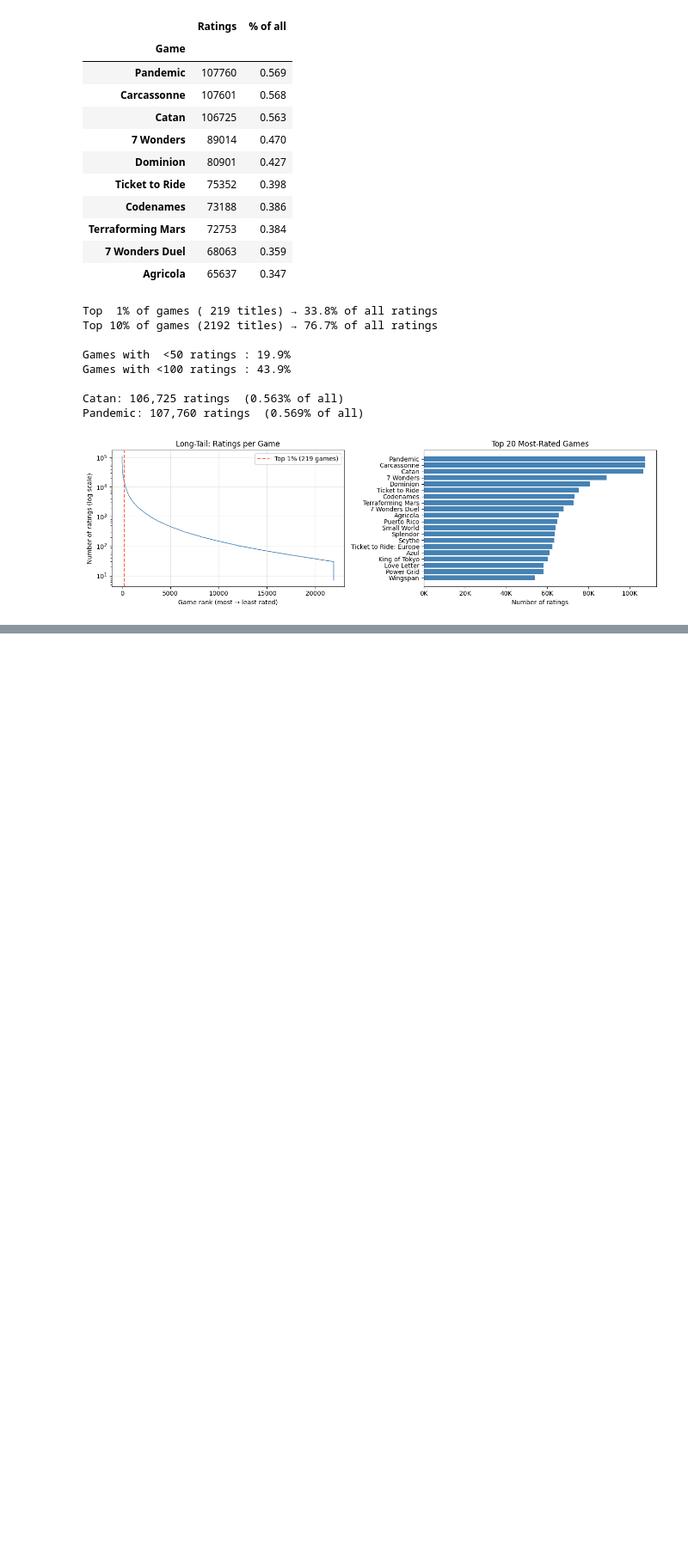
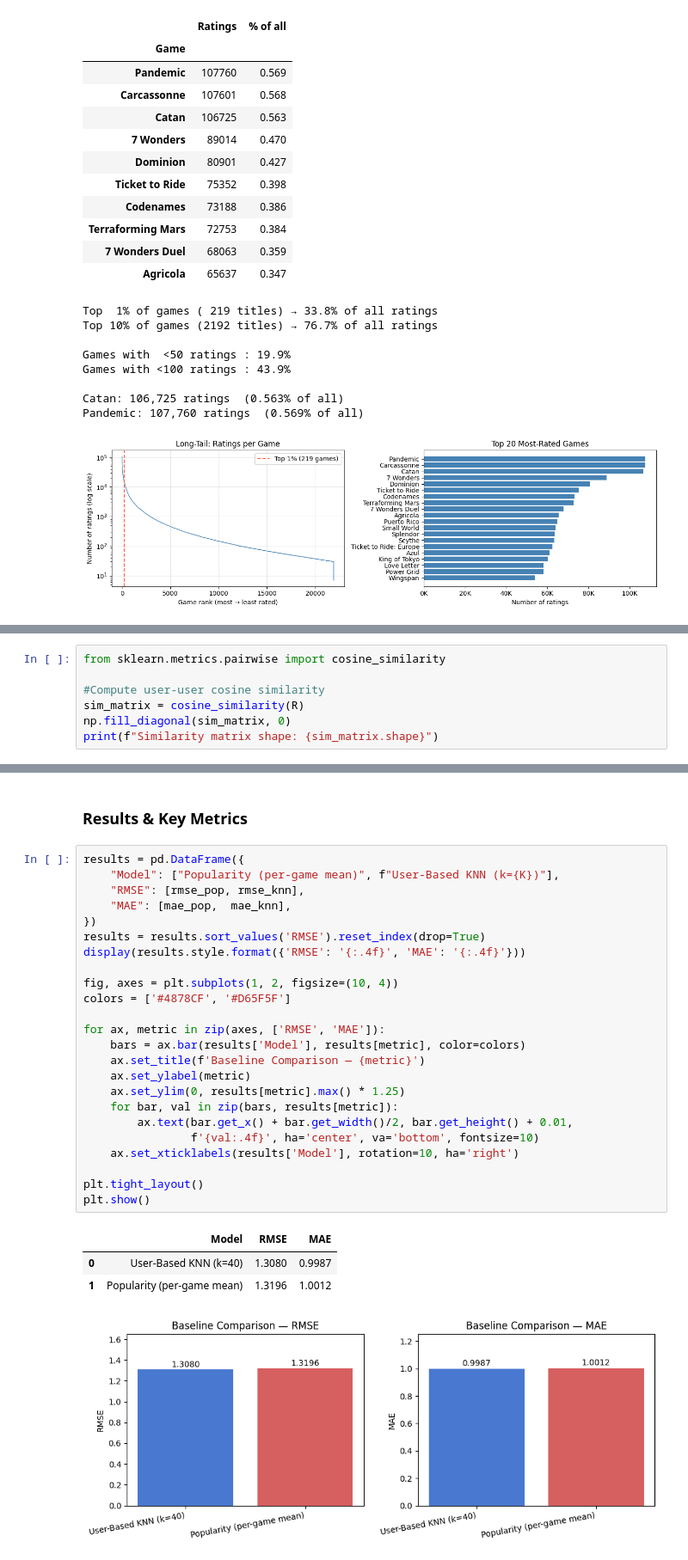
Before and after one commit to AnhVuong146/CMPE_256_game-recommender-system, a Jupyter notebook: Dataset_summary.ipynb, the cells around one changed output, grey strips where cells are left out. Shown at 86% size. Saved outputs shown, nothing was run; the diff lists cells and outputs as text; blank space fills up the shorter version.

```diff
--- a/Dataset_summary.ipynb
+++ b/Dataset_summary.ipynb
@@ -175,0 +479,7 @@ Pandemic: 107,760 ratings  (0.569% of all)
+# %%
+from sklearn.metrics.pairwise import cosine_similarity
+
+#Compute user-user cosine similarity
+sim_matrix = cosine_similarity(R)
+np.fill_diagonal(sim_matrix, 0)
+print(f"Similarity matrix shape: {sim_matrix.shape}")
@@ -175,0 +536,31 @@ Pandemic: 107,760 ratings  (0.569% of all)
+# %% [markdown]
+### Results & Key Metrics
+# %%
+results = pd.DataFrame({
+    "Model": ["Popularity (per-game mean)", f"User-Based KNN (k={K})"],
+    "RMSE": [rmse_pop, rmse_knn],
+    "MAE": [mae_pop,  mae_knn],
+})
+results = results.sort_values('RMSE').reset_index(drop=True)
+display(results.style.format({'RMSE': '{:.4f}', 'MAE': '{:.4f}'}))
+
+fig, axes = plt.subplots(1, 2, figsize=(10, 4))
+colors = ['#4878CF', '#D65F5F']
+
+for ax, metric in zip(axes, ['RMSE', 'MAE']):
+    bars = ax.bar(results['Model'], results[metric], color=colors)
+    ax.set_title(f'Baseline Comparison — {metric}')
+    ax.set_ylabel(metric)
+    ax.set_ylim(0, results[metric].max() * 1.25)
+    for bar, val in zip(bars, results[metric]):
+        ax.text(bar.get_x() + bar.get_width()/2, bar.get_height() + 0.01,
+                f'{val:.4f}', ha='center', va='bottom', fontsize=10)
+    ax.set_xticklabels(results['Model'], rotation=10, ha='right')
+
+plt.tight_layout()
+plt.show()
+# %% [output]
+|  | Model | RMSE | MAE |
+| 0 | User-Based KNN (k=40) | 1.3080 | 0.9987 |
+| 1 | Popularity (per-game mean) | 1.3196 | 1.0012 |
+[figure, added]
```
Also changed, not shown: parts of 29 cells of this notebook.
